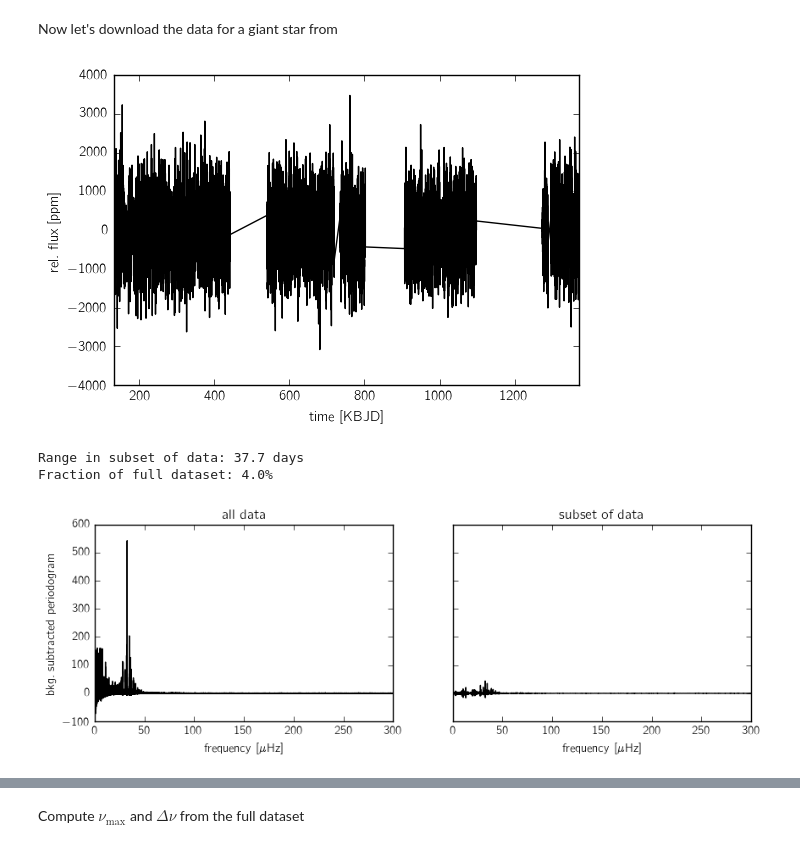
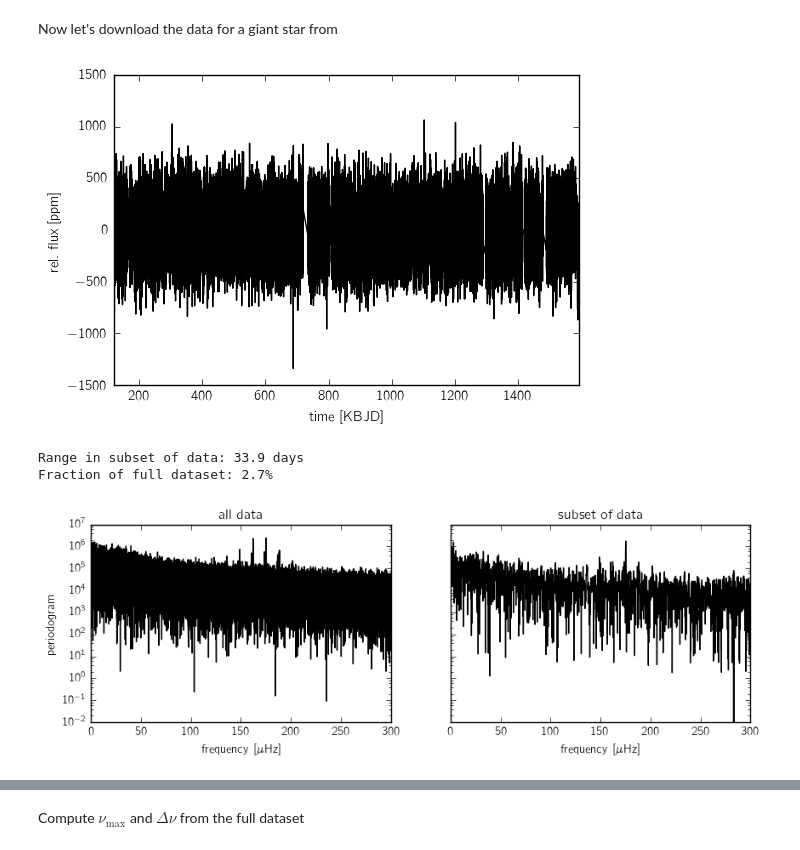
Before and after one commit to dfm/celerite, a Jupyter notebook: python/examples/astero-demo.ipynb, the cells around one changed output, grey strips where cells are left out. Drawn from its saved outputs; the diff is of its cells as text; code cells hidden in the pictures.

```diff
--- a/python/examples/astero-demo.ipynb
+++ b/python/examples/astero-demo.ipynb
@@ -27,8 +27,8 @@ import genrp
 # %% [markdown]
 Now let's download the data for a giant star from
 # %%
-kicid = 3955067
-# kicid = 11615890
+# kicid = 3955067
+kicid = 11615890
 
 client = kplr.API()
 star = client.star(kicid)
@@ -61,4 +61,4 @@ plt.xlim(x.min(), x.max())
 plt.xlabel("time [KBJD]")
 plt.ylabel("rel.\ flux [ppm]");
 # %% [output]
-[figure, old version]
+[figure, new version]
@@ -68,46 +70,47 @@ freq_uHz = np.linspace(1, 300, 50000)
 freq = freq_uHz * 1e-6 * 24 * 60 * 60
 
 # Compute the periodogram on the full dataset
-model = LombScargleFast()
-model.fit(x, y, yerr)
-power_all = model.score_frequency_grid(freq[0], freq[1] - freq[0], len(freq)) * len(x)
+model = LombScargle(x, y)
+power_all = model.power(freq, method="fast", normalization="psd")
 
 # Select a subset of the data
 np.random.seed(1234)
 n = int(30 * 48)
 n0 = np.random.randint(len(x)-n-1)
 fit_x, fit_y, fit_yerr = x[n0:n0+n], y[n0:n0+n], yerr[n0:n0+n]
 print("Range in subset of data: {0:.1f} days".format(fit_x.max() - fit_x.min()))
 print("Fraction of full dataset: {0:.1f}%".format(100 * n / len(x)))
 
 # Compute the periodogram on the subset
-model.fit(fit_x, fit_y, fit_yerr)
-power_some = model.score_frequency_grid(freq[0], freq[1] - freq[0], len(freq)) * n
+model = LombScargle(fit_x, fit_y)
+power_some = model.power(freq, method="fast", normalization="psd")
 
 # Remove background from periodograms
 def estimate_background(x, y, log_width=0.005):
     count = np.zeros(len(x), dtype=int)
     bkg = np.zeros_like(x)
     x0 = np.log10(x[0])
     while x0 < np.log10(x[-1]):
         m = np.abs(np.log10(x) - x0) < log_width
         bkg[m] += np.median(y[m])
         count[m] += 1
         x0 += 0.5 * log_width
     return bkg / count
 bkg_all = estimate_background(freq_uHz, power_all)
 bkg_some = estimate_background(freq_uHz, power_some)
 
 # Plot the periodograms
 fig, axes = plt.subplots(1, 2, figsize=(10, 3), sharey=True)
-axes[0].plot(freq_uHz, power_all - bkg_all, "k")
-axes[1].plot(freq_uHz, power_some - bkg_some, "k")
-axes[0].set_ylabel("bkg.\ subtracted periodogram")
+axes[0].plot(freq_uHz, power_all, "k")
+axes[1].plot(freq_uHz, power_some, "k")
+axes[0].set_ylabel("periodogram")
 axes[0].set_xlabel("frequency [$\mu$Hz]")
 axes[1].set_xlabel("frequency [$\mu$Hz]")
 axes[0].set_title("all data")
-axes[1].set_title("subset of data");
+axes[1].set_title("subset of data")
+[ax.set_yscale("log") for ax in axes];
+fig.savefig("periodogram.png")
 # %% [output]
-Range in subset of data: 37.7 days
-Fraction of full dataset: 4.0%
+Range in subset of data: 33.9 days
+Fraction of full dataset: 2.7%
-[figure, old version]
+[figure, new version]
```
Also changed, not shown: parts of 15 cells of this notebook, 1 other file.
